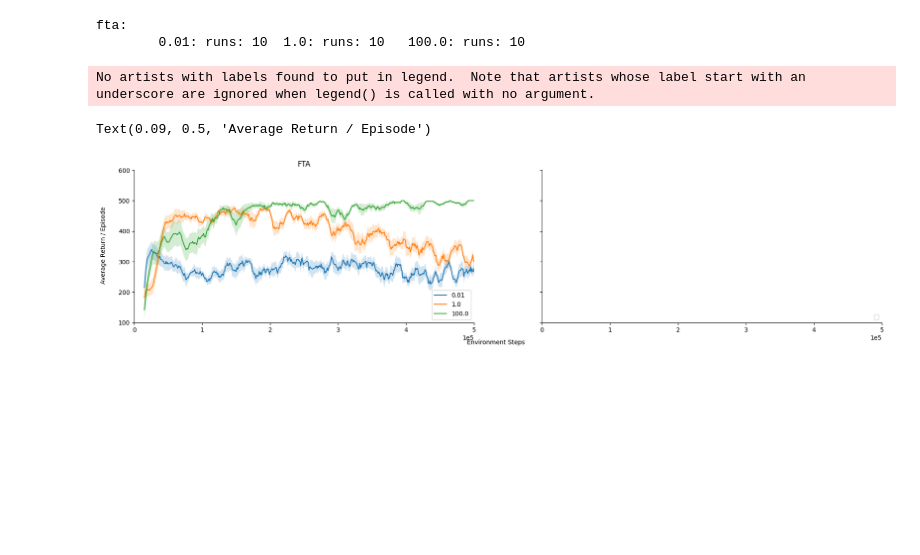
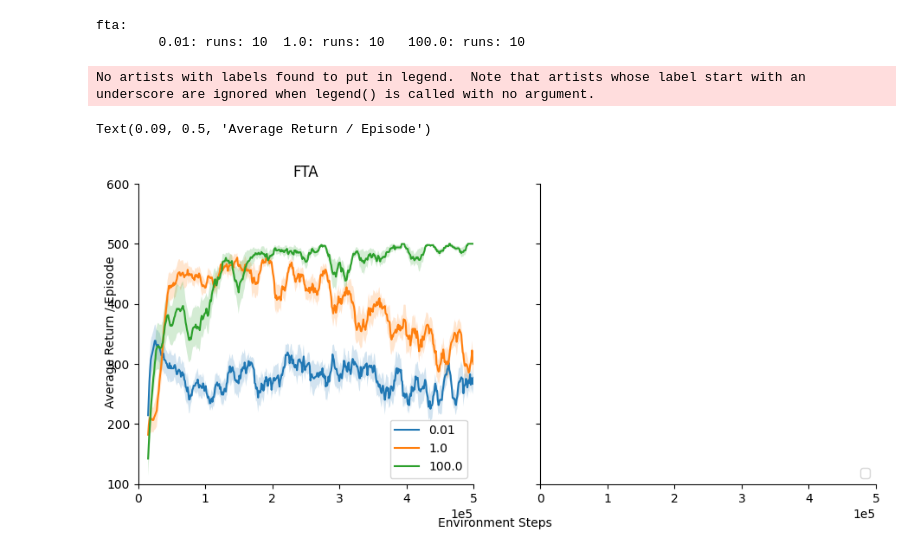
Before and after one commit to vtkachuk4/RL1-Project, a Jupyter notebook: target/plot.ipynb, the cells around one changed output. Saved outputs shown, nothing was run; the diff lists cells and outputs as text; code cells hidden in the pictures; blank space fills up the shorter version.

```diff
--- a/target/plot.ipynb
+++ b/target/plot.ipynb
@@ -583,7 +583,7 @@ fta:
 # %%
 activation_order = ["fta", "tanh"]
 
-fig, axs = plt.subplots(1,2, sharex=True, sharey=True, figsize=(22, 4.5))
+fig, axs = plt.subplots(1,2, sharex=True, sharey=True, figsize=(11, 4.5))
 which_scores = "scores" # "avg_scores" or "scores"
 smoothness = 10 # int or None
 
@@ -610,31 +610,31 @@ for i, activation in enumerate(df_dict.keys()):
         elif activation == "rangenorm":
             act_label = "RangeNorm + FTA"
         else:
             act_label = "BatchNorm + FTA"
         if upper_bound == 0.01:
             alpha = 0.5
         elif upper_bound == 1:
             alpha = 0.75
         else:
             alpha = 1
         ax.plot(x, scores_mean, label=f"{upper_bound}")
         ax.fill_between(x, scores_mean+scores_ste, scores_mean-scores_ste, alpha=0.2)
         ax.set_title(f"{act_label}")
 
 for i, ax in enumerate(axs):
     # if i == 0:
     ax.legend(loc="lower right")
     # ax.grid(axis="y")
     ax.set_ylim([100, 600])
     ax.set_xlim([0, 500000])
     ax.spines.right.set_visible(False)
     ax.spines.top.set_visible(False)
     # ax.plot(np.zeros(500000), "k:")
     # ax.plot(np.zeros(500000)+200, "g:")
     ax.ticklabel_format(axis='x', style='sci', scilimits=(0,0))
 fig.text(0.5, 0.0, 'Environment Steps', ha='center')
 fig.text(0.09, 0.5, 'Average Return / Episode', va='center', rotation='vertical')
 # %% [output]
 No artists with labels found to put in legend.  Note that artists whose label start with an underscore are ignored when legend() is called with no argument.
 Text(0.09, 0.5, 'Average Return / Episode')
-[figure, old version]
+[figure, new version]
```
Also changed, not shown: 3 other files.
